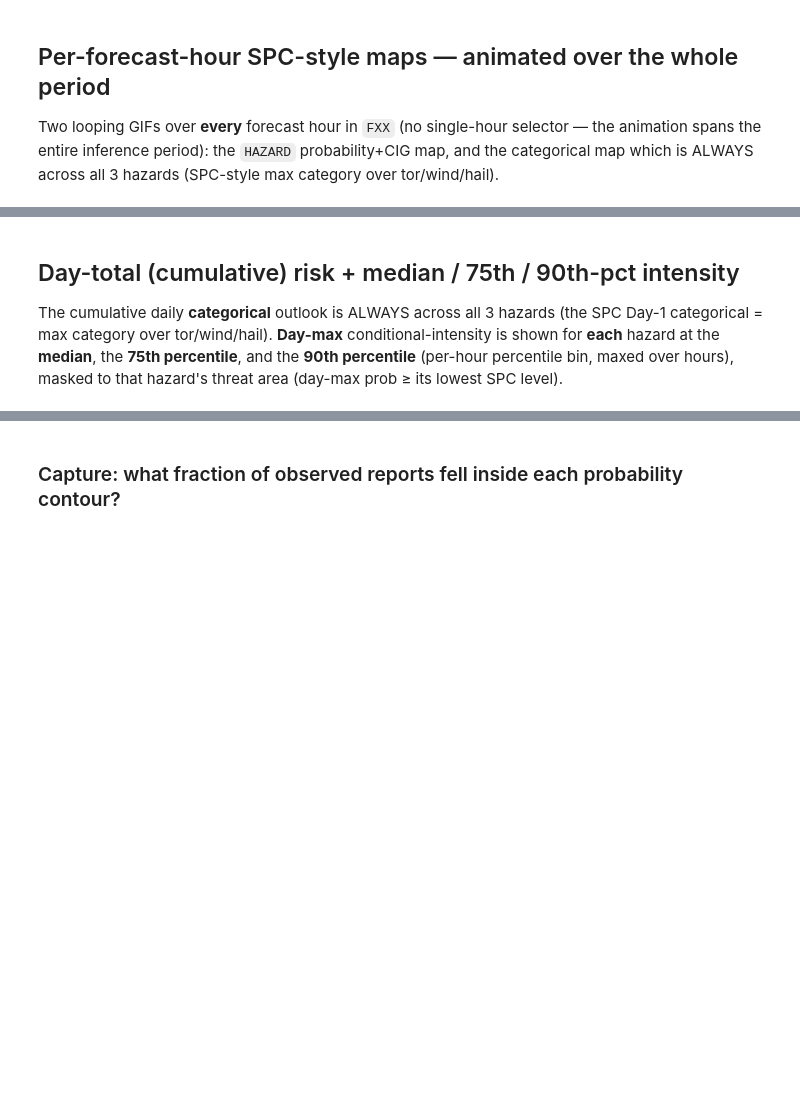
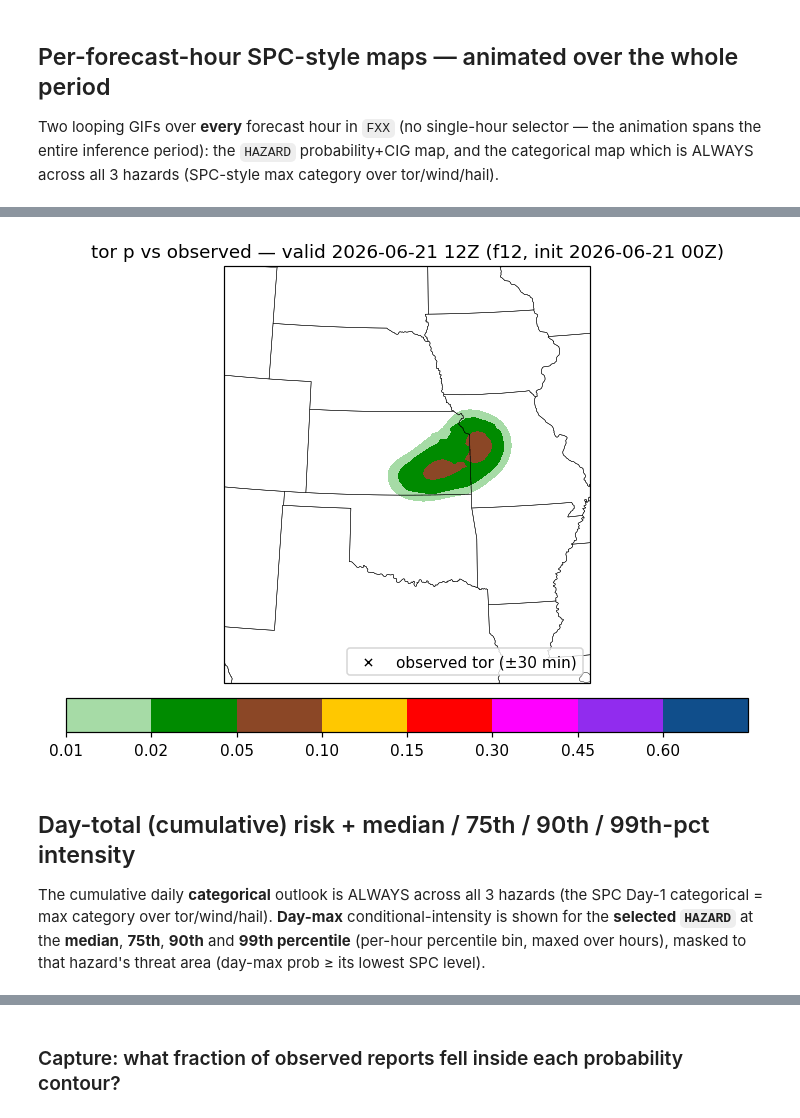
Before and after one commit to jwthiesing/FIGS, a Jupyter notebook: notebooks/01_case_analysis.ipynb, the cells around one changed output, grey strips where cells are left out. Cells and saved outputs as stored; diff of their text form; code cells hidden in the pictures; blank space fills up the shorter version.

```diff
--- a/notebooks/01_case_analysis.ipynb
+++ b/notebooks/01_case_analysis.ipynb
@@ -100,7 +123,43 @@ if preds:
+# %%
+if preds:
+    from IPython.display import Image, display
+    from figs.products import animate
+    import cartopy.crs as ccrs, cartopy.feature as cfeature
+    from figs.data.grid import figs_latlon
+    lat, lon = figs_latlon()
+    proj = ccrs.LambertConformal(central_longitude=-97.5, central_latitude=38.5)
+    levels = list(C.SPC_PROB_LEVELS[HAZARD]) + [1.0]
+    # observed HAZARD reports across the whole forecast valid window (fetched once);
+    # each frame overlays the ones within ±30 min of that hour (the labeling window).
+    _v0 = RUN + timedelta(hours=min(FXX)); _v1 = RUN + timedelta(hours=max(FXX))
+    _udays = sorted({_v0.replace(hour=0,minute=0,second=0,microsecond=0),
+                     _v1.replace(hour=0,minute=0,second=0,microsecond=0)})
+    rep_win = pd.concat([reports.reports_for_day(d) for d in _udays], ignore_index=True)
+    rep_win = rep_win[rep_win.hazard == HAZARD]
+    val_frames = []
+    for f in sorted(FXX):
+        vt = RUN + timedelta(hours=f)
+        r = rep_win[(rep_win.time >= vt - timedelta(minutes=30)) & (rep_win.time <= vt + timedelta(minutes=30))]
+        fig = plt.figure(figsize=(10,6)); ax = plt.axes(projection=proj)
+        ax.add_feature(cfeature.STATES, lw=0.3)
+        if MAP_EXTENT: ax.set_extent(MAP_EXTENT)
+        cf = ax.contourf(lon, lat, preds[f][f'p_{HAZARD}'], levels=levels, colors=plots.PROB_COLORS[HAZARD],
+                         transform=ccrs.PlateCarree(), extend='neither')
+        ax.scatter(r.lon, r.lat, s=22, c='black', marker='x', lw=0.9, transform=ccrs.PlateCarree(),
+                   label=f'observed {HAZARD} (±30 min)')
+        plt.colorbar(cf, ax=ax, orientation='horizontal', pad=0.03, shrink=0.8, ticks=C.SPC_PROB_LEVELS[HAZARD])
+        ax.legend(loc='lower right')
+        ax.set_title(f'{HAZARD} p vs observed — valid {vt:%Y-%m-%d %HZ} (f{f:02d}, init {RUN:%Y-%m-%d %HZ})')
+        path = f'/tmp/_val_{f:02d}.png'; fig.savefig(path, dpi=110, bbox_inches='tight'); plt.close(fig)
+        val_frames.append(path)
+    vgif = animate.make_gif(val_frames, '/tmp/_val.gif', duration_ms=600)
+    display(Image(vgif))
+# %% [output]
+[figure, added]
 # %% [markdown]
-## Day-total (cumulative) risk + median / 75th / 90th-pct intensity
+## Day-total (cumulative) risk + median / 75th / 90th / 99th-pct intensity
 
-The cumulative daily **categorical** outlook is ALWAYS across all 3 hazards (the SPC Day-1 categorical = max category over tor/wind/hail). **Day-max** conditional-intensity is shown for **each** hazard at the **median**, the **75th percentile**, and the **90th percentile** (per-hour percentile bin, maxed over hours), masked to that hazard's threat area (day-max prob ≥ its lowest SPC level).
+The cumulative daily **categorical** outlook is ALWAYS across all 3 hazards (the SPC Day-1 categorical = max category over tor/wind/hail). **Day-max** conditional-intensity is shown for the **selected `HAZARD`** at the **median**, **75th**, **90th** and **99th percentile** (per-hour percentile bin, maxed over hours), masked to that hazard's threat area (day-max prob ≥ its lowest SPC level).
 # %%
 if preds:
     from IPython.display import Image, display
```
Also changed, not shown: parts of 10 cells of this notebook, 4 other files.
